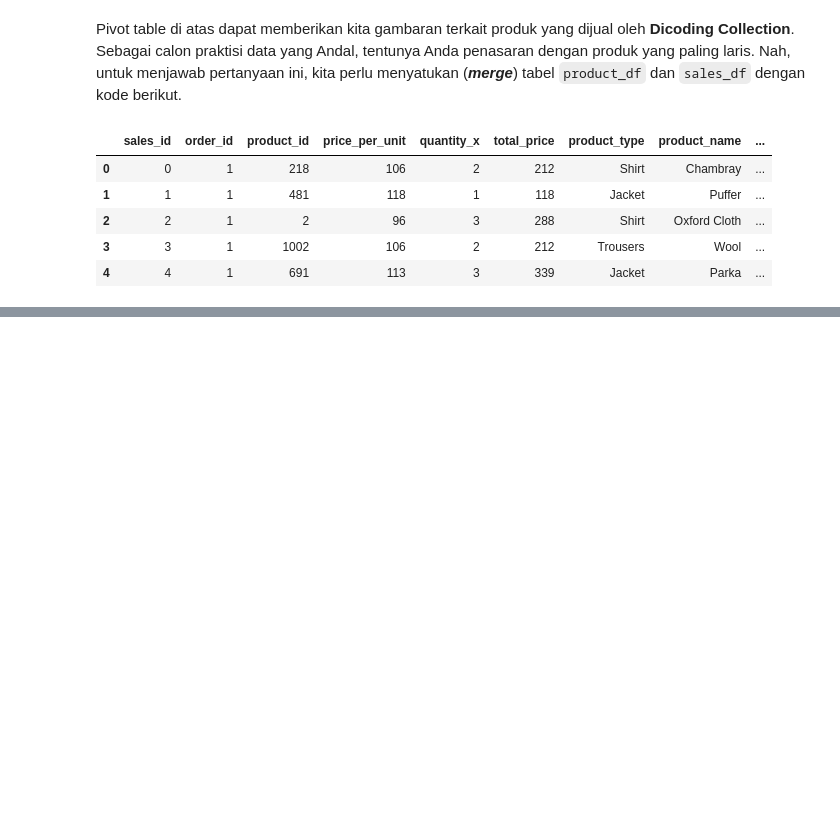
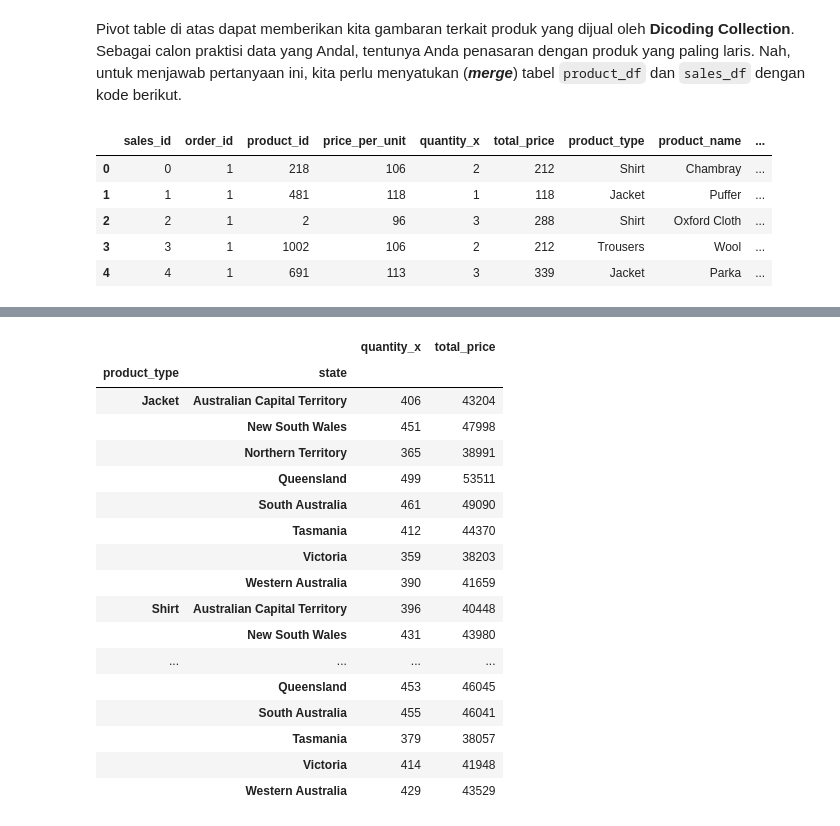
Before and after one commit to LatiefDataVisionary/data-analyst-with-python-dicoding, a Jupyter notebook: LatExploratoryDataAnalysisDicoding.ipynb, the cells around one changed output, grey strips where cells are left out. Cells and saved outputs as stored; diff of their text form; code cells hidden in the pictures; blank space fills up the shorter version.

```diff
--- a/LatExploratoryDataAnalysisDicoding.ipynb
+++ b/LatExploratoryDataAnalysisDicoding.ipynb
@@ -975,0 +1072,24 @@ sales_product_df.head()
+# %%
+all_df.groupby(by=["product_type", "state"]).agg({
+    "quantity_x": "sum",
+    "total_price": "sum"
+})
+# %% [output]
+|  |  | quantity_x | total_price |
+| product_type | state |  |  |
+| Jacket | Australian Capital Territory | 406 | 43204 |
+|  | New South Wales | 451 | 47998 |
+|  | Northern Territory | 365 | 38991 |
+|  | Queensland | 499 | 53511 |
+|  | South Australia | 461 | 49090 |
+|  | Tasmania | 412 | 44370 |
+|  | Victoria | 359 | 38203 |
+|  | Western Australia | 390 | 41659 |
+| Shirt | Australian Capital Territory | 396 | 40448 |
+|  | New South Wales | 431 | 43980 |
+| ... | ... | ... | ... |
+|  | Queensland | 453 | 46045 |
+|  | South Australia | 455 | 46041 |
+|  | Tasmania | 379 | 38057 |
+|  | Victoria | 414 | 41948 |
+|  | Western Australia | 429 | 43529 |
```
Also changed, not shown: parts of 15 cells of this notebook.
